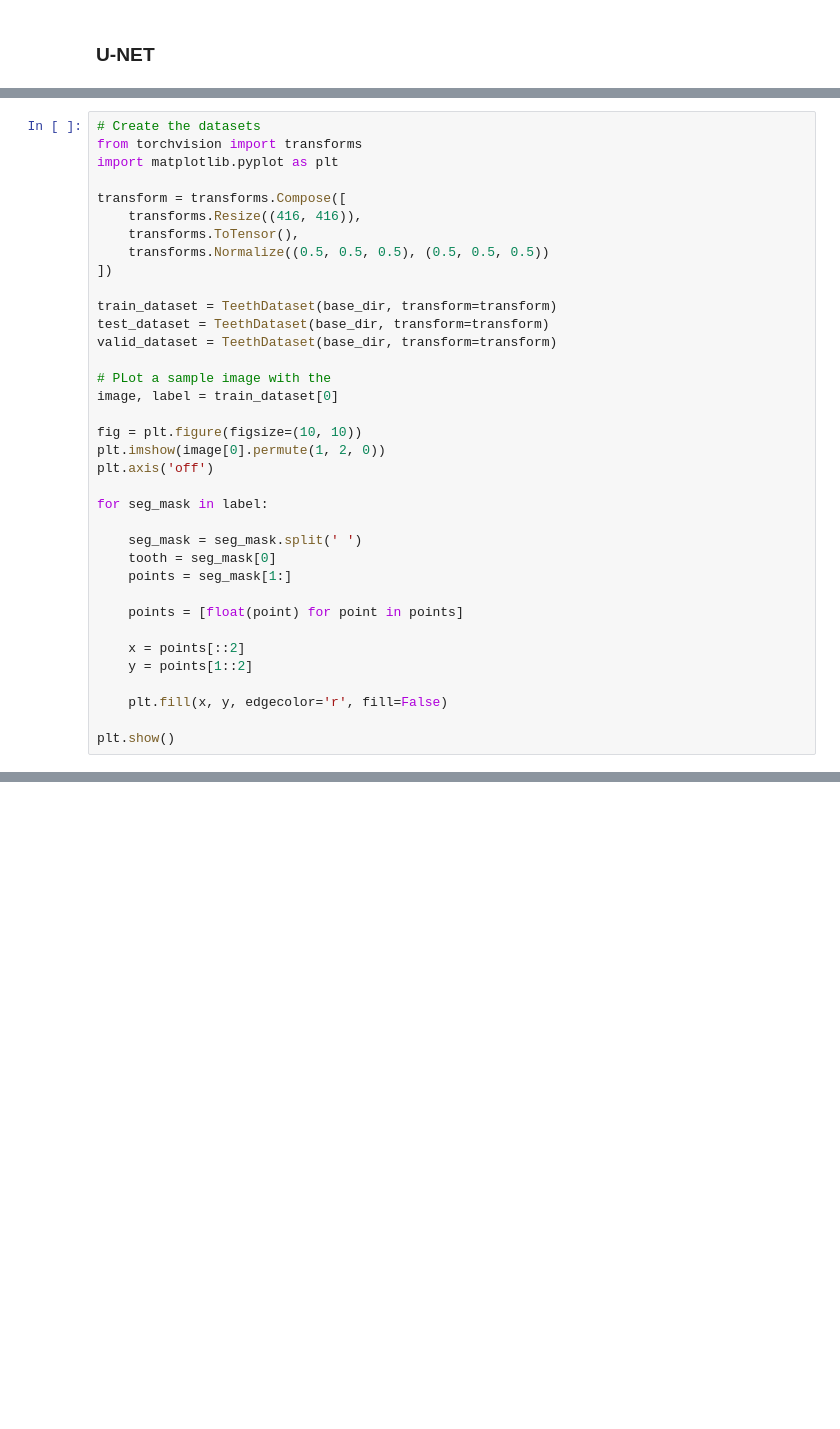
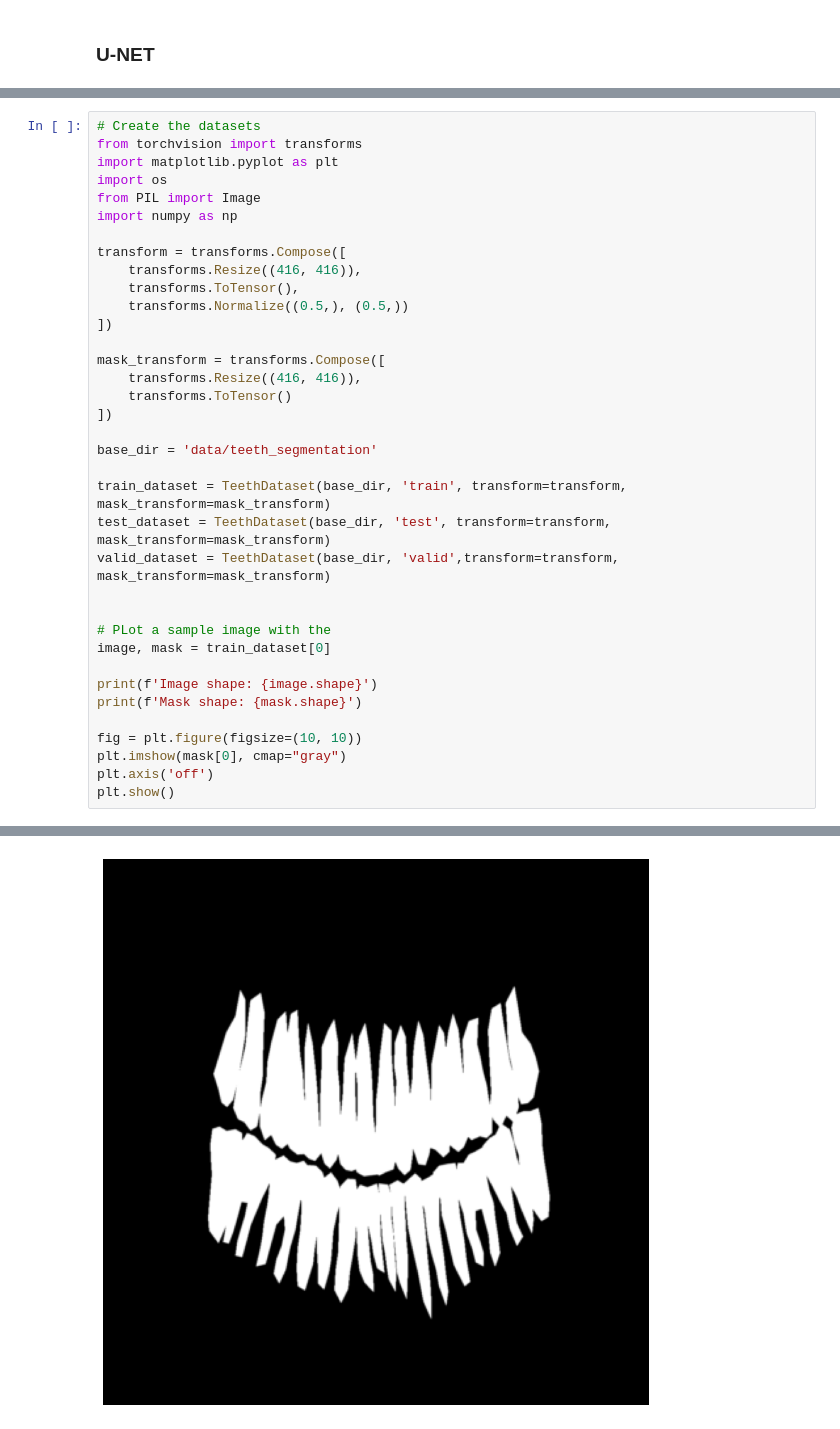
Before and after one commit to fabiotdt/rec_sys, a Jupyter notebook: lab_07_SEG.ipynb, the cells around one changed output, grey strips where cells are left out. Saved outputs shown, nothing was run; the diff lists cells and outputs as text; blank space fills up the shorter version.

```diff
--- a/lab_07_SEG.ipynb
+++ b/lab_07_SEG.ipynb
@@ -159,35 +214,36 @@ class TeethDataset(Dataset):
 # Create the datasets
 from torchvision import transforms
 import matplotlib.pyplot as plt
+import os
+from PIL import Image
+import numpy as np
 
 transform = transforms.Compose([
     transforms.Resize((416, 416)),
     transforms.ToTensor(),
-    transforms.Normalize((0.5, 0.5, 0.5), (0.5, 0.5, 0.5))
+    transforms.Normalize((0.5,), (0.5,))
 ])
 
-train_dataset = TeethDataset(base_dir, transform=transform)
-test_dataset = TeethDataset(base_dir, transform=transform)
-valid_dataset = TeethDataset(base_dir, transform=transform)
+mask_transform = transforms.Compose([
+    transforms.Resize((416, 416)),
+    transforms.ToTensor()
+])
+
+base_dir = 'data/teeth_segmentation'
+
+train_dataset = TeethDataset(base_dir, 'train', transform=transform, mask_transform=mask_transform)
+test_dataset = TeethDataset(base_dir, 'test', transform=transform, mask_transform=mask_transform)
+valid_dataset = TeethDataset(base_dir, 'valid',transform=transform, mask_transform=mask_transform)
+
 
 # PLot a sample image with the
-image, label = train_dataset[0]
+image, mask = train_dataset[0]
+
+print(f'Image shape: {image.shape}')
+print(f'Mask shape: {mask.shape}')
 
 fig = plt.figure(figsize=(10, 10))
-plt.imshow(image[0].permute(1, 2, 0))
+plt.imshow(mask[0], cmap="gray")
 plt.axis('off')
-
-for seg_mask in label:
-
-    seg_mask = seg_mask.split(' ')
-    tooth = seg_mask[0]
-    points = seg_mask[1:]
-
-    points = [float(point) for point in points]
-
-    x = points[::2]
-    y = points[1::2]
-
-    plt.fill(x, y, edgecolor='r', fill=False)
-
 plt.show()
+# %% [output]
@@ -194 +252,2 @@ plt.show()
+[figure, added]
 # %%
```
Also changed, not shown: parts of 20 cells of this notebook, 1 other file.
